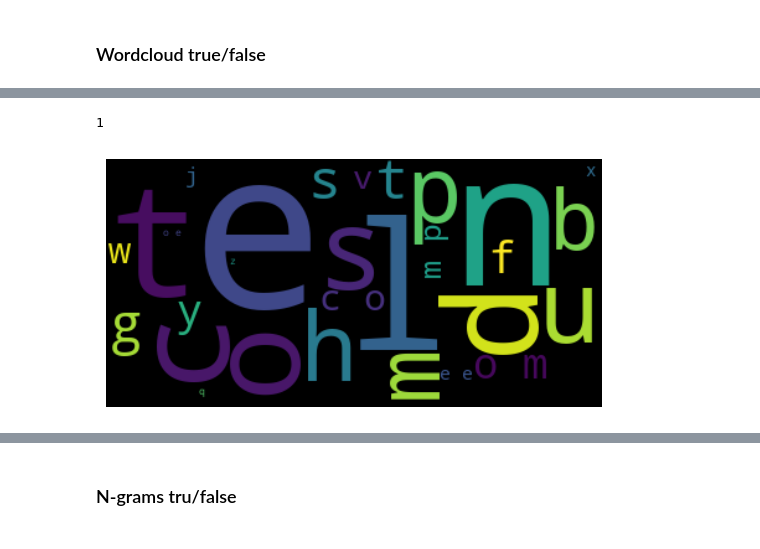
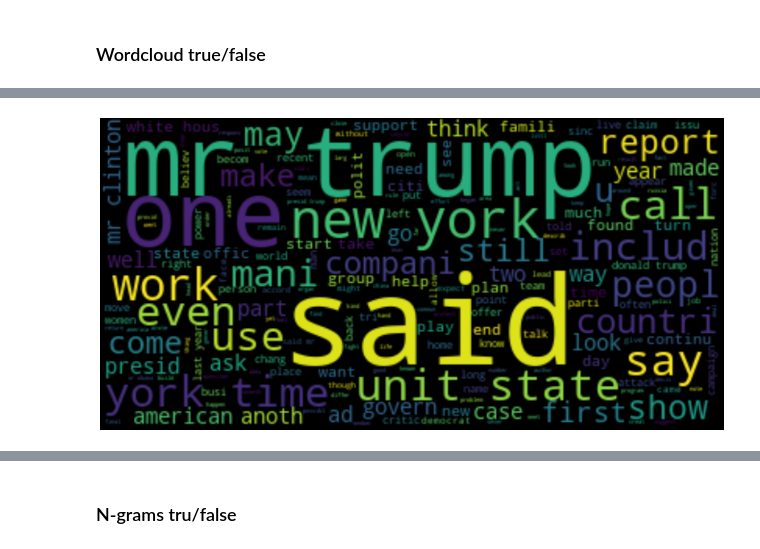
Before and after one commit to norbix123456/Fake-news-detection-jupyter, a Jupyter notebook: Fake_news_detection.ipynb, the cells around one changed output, grey strips where cells are left out. Drawn from its saved outputs; the diff is of its cells as text; code cells hidden in the pictures.

Commit message:
Done all plots and tf idf

```diff
--- a/Fake_news_detection.ipynb
+++ b/Fake_news_detection.ipynb
@@ -177,12 +145,14 @@ text = " ".join(review for review in true)
-# %%
-print(1)
-# %% [output]
-1
+# %%
+true_df = true_df.explode('text').reset_index()
+true_text = " ".join(true_df.text)
+false_df = false_df.explode('text').reset_index()
+false_text = " ".join(false_df.text)
 # %%
 from wordcloud import WordCloud
-wordcloud = WordCloud().generate(text)
+wordcloud = WordCloud().generate(true_text)
+plt.figure(figsize=(30,20))
 plt.imshow(wordcloud, interpolation='bilinear')
 plt.axis("off")
 plt.show()
 # %% [output]
-[figure, old version]
+[figure, new version]
```
Also changed, not shown: parts of 10 cells of this notebook.
